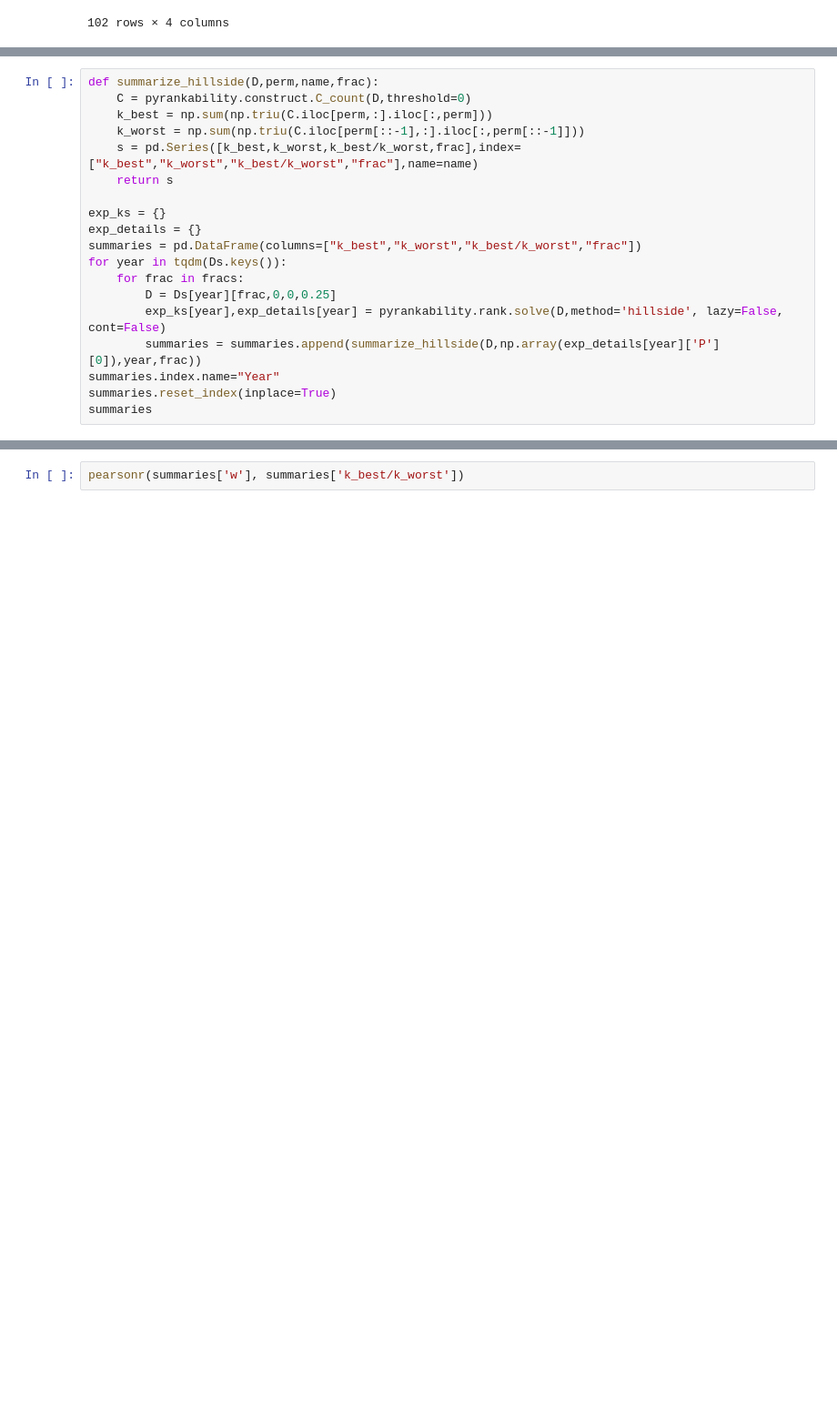
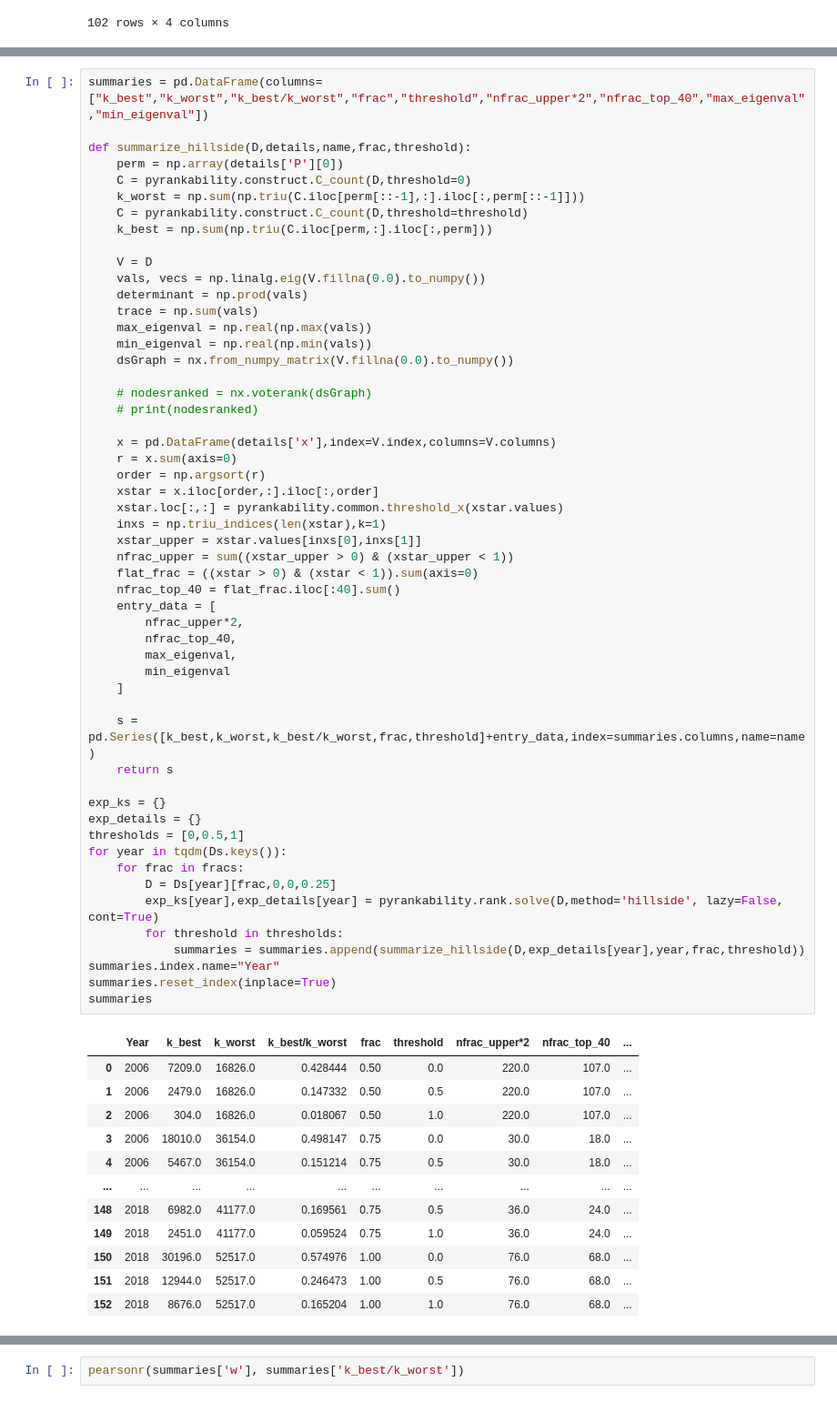
Before and after one commit to IGARDS/sensitivity_study, a Jupyter notebook: experiments/MarchMadnessHyperparameters.ipynb, the cells around one changed output, grey strips where cells are left out. Shown at 91% size. Cells and saved outputs as stored; diff of their text form; blank space fills up the shorter version.

```diff
--- a/experiments/MarchMadnessHyperparameters.ipynb
+++ b/experiments/MarchMadnessHyperparameters.ipynb
@@ -221,19 +211,0 @@ Name: w, dtype: float64
-# %%
-def summarize_hillside(D,perm,name,frac):
-    C = pyrankability.construct.C_count(D,threshold=0)
-    k_best = np.sum(np.triu(C.iloc[perm,:].iloc[:,perm]))
-    k_worst = np.sum(np.triu(C.iloc[perm[::-1],:].iloc[:,perm[::-1]]))
-    s = pd.Series([k_best,k_worst,k_best/k_worst,frac],index=["k_best","k_worst","k_best/k_worst","frac"],name=name)
-    return s
-
-exp_ks = {}
-exp_details = {}
-summaries = pd.DataFrame(columns=["k_best","k_worst","k_best/k_worst","frac"])
-for year in tqdm(Ds.keys()):
-    for frac in fracs:
-        D = Ds[year][frac,0,0,0.25]
-        exp_ks[year],exp_details[year] = pyrankability.rank.solve(D,method='hillside', lazy=False, cont=False)
-        summaries = summaries.append(summarize_hillside(D,np.array(exp_details[year]['P'][0]),year,frac))
-summaries.index.name="Year"
-summaries.reset_index(inplace=True)
-summaries
@@ -241,0 +304,66 @@ Academic license - for non-commercial use only
+# %%
+summaries = pd.DataFrame(columns=["k_best","k_worst","k_best/k_worst","frac","threshold","nfrac_upper*2","nfrac_top_40","max_eigenval","min_eigenval"])
+
+def summarize_hillside(D,details,name,frac,threshold):
+    perm = np.array(details['P'][0])
+    C = pyrankability.construct.C_count(D,threshold=0)
+    k_worst = np.sum(np.triu(C.iloc[perm[::-1],:].iloc[:,perm[::-1]]))
+    C = pyrankability.construct.C_count(D,threshold=threshold)
+    k_best = np.sum(np.triu(C.iloc[perm,:].iloc[:,perm]))
+
+    V = D
+    vals, vecs = np.linalg.eig(V.fillna(0.0).to_numpy())
+    determinant = np.prod(vals)
+    trace = np.sum(vals)
+    max_eigenval = np.real(np.max(vals))
+    min_eigenval = np.real(np.min(vals))
+    dsGraph = nx.from_numpy_matrix(V.fillna(0.0).to_numpy())
+
+    # nodesranked = nx.voterank(dsGraph)
+    # print(nodesranked)
+
+    x = pd.DataFrame(details['x'],index=V.index,columns=V.columns)
+    r = x.sum(axis=0)
+    order = np.argsort(r)
+    xstar = x.iloc[order,:].iloc[:,order]
+    xstar.loc[:,:] = pyrankability.common.threshold_x(xstar.values)
+    inxs = np.triu_indices(len(xstar),k=1)
+    xstar_upper = xstar.values[inxs[0],inxs[1]]
+    nfrac_upper = sum((xstar_upper > 0) & (xstar_upper < 1))
+    flat_frac = ((xstar > 0) & (xstar < 1)).sum(axis=0)
+    nfrac_top_40 = flat_frac.iloc[:40].sum()
+    entry_data = [
+        nfrac_upper*2,
+        nfrac_top_40,
+        max_eigenval,
+        min_eigenval
+    ]
+
+    s = pd.Series([k_best,k_worst,k_best/k_worst,frac,threshold]+entry_data,index=summaries.columns,name=name)
+    return s
+
+exp_ks = {}
+exp_details = {}
+thresholds = [0,0.5,1]
+for year in tqdm(Ds.keys()):
+    for frac in fracs:
+        D = Ds[year][frac,0,0,0.25]
+        exp_ks[year],exp_details[year] = pyrankability.rank.solve(D,method='hillside', lazy=False, cont=True)
+        for threshold in thresholds:
+            summaries = summaries.append(summarize_hillside(D,exp_details[year],year,frac,threshold))
+summaries.index.name="Year"
+summaries.reset_index(inplace=True)
+summaries
+# %% [output]
+|  | Year | k_best | k_worst | k_best/k_worst | frac | threshold | nfrac_upper*2 | nfrac_top_40 | ... |
+| 0 | 2006 | 7209.0 | 16826.0 | 0.428444 | 0.50 | 0.0 | 220.0 | 107.0 | ... |
+| 1 | 2006 | 2479.0 | 16826.0 | 0.147332 | 0.50 | 0.5 | 220.0 | 107.0 | ... |
+| 2 | 2006 | 304.0 | 16826.0 | 0.018067 | 0.50 | 1.0 | 220.0 | 107.0 | ... |
+| 3 | 2006 | 18010.0 | 36154.0 | 0.498147 | 0.75 | 0.0 | 30.0 | 18.0 | ... |
+| 4 | 2006 | 5467.0 | 36154.0 | 0.151214 | 0.75 | 0.5 | 30.0 | 18.0 | ... |
+| ... | ... | ... | ... | ... | ... | ... | ... | ... | ... |
+| 148 | 2018 | 6982.0 | 41177.0 | 0.169561 | 0.75 | 0.5 | 36.0 | 24.0 | ... |
+| 149 | 2018 | 2451.0 | 41177.0 | 0.059524 | 0.75 | 1.0 | 36.0 | 24.0 | ... |
+| 150 | 2018 | 30196.0 | 52517.0 | 0.574976 | 1.00 | 0.0 | 76.0 | 68.0 | ... |
+| 151 | 2018 | 12944.0 | 52517.0 | 0.246473 | 1.00 | 0.5 | 76.0 | 68.0 | ... |
+| 152 | 2018 | 8676.0 | 52517.0 | 0.165204 | 1.00 | 1.0 | 76.0 | 68.0 | ... |
```
Also changed, not shown: parts of 17 cells of this notebook.
